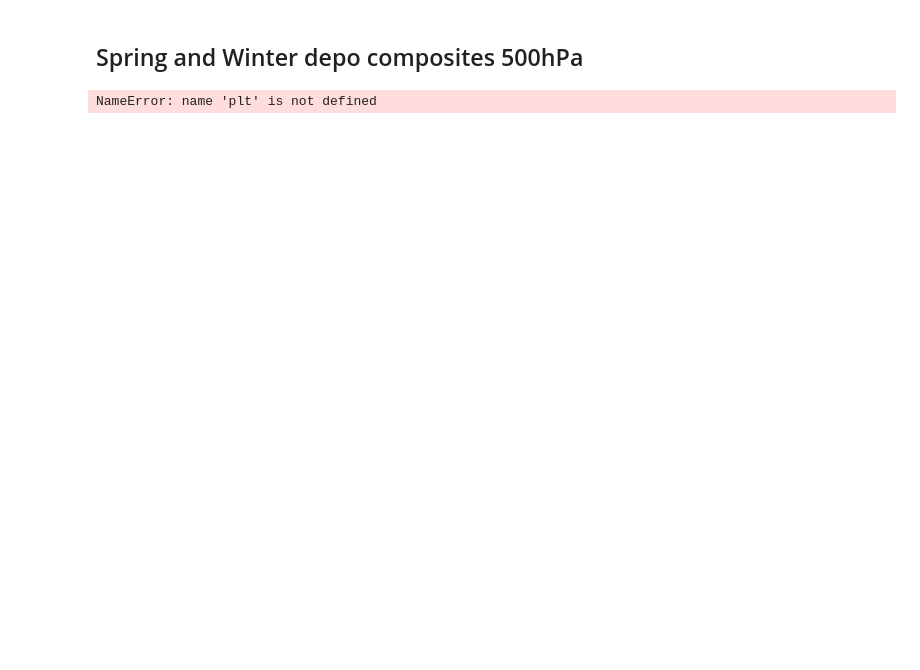
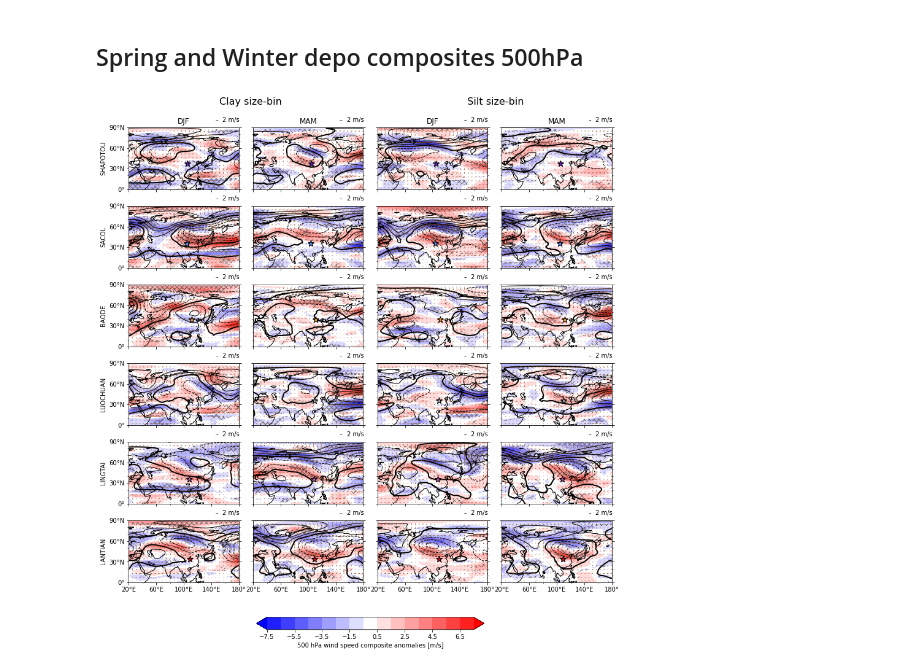
Before and after one commit to MasterOnDust/AGU_JGR_CLP_SOURCE_WORKFLOW, a Jupyter notebook: Master_thesis_UiO_workflow/workflow/notebooks/AGU_paper_figures/Deposition_500hPa_composite_v2.py.ipynb, the cells around one changed output. Drawn from its saved outputs; the diff is of its cells as text; code cells hidden in the pictures; blank space fills up the shorter version.

Commit message:
update 500hPa composite analomaly plotting

```diff
--- a/Master_thesis_UiO_workflow/workflow/notebooks/AGU_paper_figures/Deposition_500hPa_composite_v2.py.ipynb
+++ b/Master_thesis_UiO_workflow/workflow/notebooks/AGU_paper_figures/Deposition_500hPa_composite_v2.py.ipynb
@@ -30,7 +29,7 @@ def plot_composite(composite,axes, locs, scale=0.5, u=2, add_label=False):
         plot_500hPa_composite(composite, ax=ax,  x_qk=0.81, y_qk=1.12, receptor_loc=locs.loc[loc_name,:].to_list(),
                                receptor_name=loc_name
                           , vector_scale=scale,angles='uv', colorbar=False, hatches='xxx', hatch_color='dimgrey',
-                                  xticks=[20,60,100,140,180])
+                                  xticks=[20,60,100,140,180],receptor_color=locs.loc[loc_name,'color'])
         if add_label:
             if loc_name=='BADOE':
                 loc_name='BAODE'
@@ -40,6 +39,7 @@ def plot_composite(composite,axes, locs, scale=0.5, u=2, add_label=False):
 # %%
 locs_df = get_locations_CLP()
 locs_df = locs_df.drop(['BADOE', 'ULANTATAL', 'YINCHUAN'])
+locs_df = locs_df.reindex(['SHAPOTOU', 'SACOL','BAODE','LUOCHUAN', 'LINGTAI', 'LANTIAN'])
 locs =['SHAPOTOU','SACOL','BAODE','LUOCHUAN','LINGTAI','LANTIAN']
 
 data_path =path + 'downloads/intermediate_results/'
@@ -62,33 +62,32 @@ fig,ax = plt.subplots(nrows=6, ncols=4,  figsize=(8.3*1.7, 11.7*1.2), subplot_kw
 
 
 fig.suptitle('Clay size-bin                                                           Silt size-bin',x=0.515, y=0.91,
              ha='center', va='center', fontsize=16)
 
 
 plot_composite(DJF_2mu_composite, ax[:,0], locs_df, add_label=True)
 plot_composite(MAM_2mu_composite,ax[:,1], locs_df)
 plot_composite(DJF_20mu_composite,ax[:,2], locs_df)
 plot_composite(MAM_20mu_composite,ax[:,-1], locs_df)
 for axi,l in zip(ax[:,0].ravel(),locs_df.index):
     axi.tick_params(axis="y", which='both',right=True, left=True, labelleft=True, labelright=False)
 
 for axi in ax[-1,:].ravel():
 #     axi.set_xticks([20, 60, 100, 140, 180])
 #     axi.xaxis.set_ticklabels(['20°E', '60°E', '100°E', '140°E','180°E'])
     axi.tick_params(axis="x", which='both',bottom=True, top=False, labelbottom=True)
 ax[0,0].set_title('DJF')
 ax[0,1].set_title('MAM')
 ax[0,2].set_title('DJF')
 ax[0,3].set_title('MAM')
-fig.subplots_adjust(hspace=0.3, wspace=0.13)
+fig.subplots_adjust(hspace=0.04, wspace=0.13)
 cax = fig.add_axes([0.33,0.06,0.365, 0.02])
 cmap = mpl.cm.bwr
-add_letter(ax.T, y=1.1, fontsize=10)
 fig.colorbar(mpl.cm.ScalarMappable(mpl.colors.BoundaryNorm(np.linspace(-7.5,7.5,16),cmap.N, extend='both'),
                                           cmap=cmap),cax=cax, extend='both', orientation='horizontal',
             label='500 hPa wind speed composite anomalies [m/s]')
 
 if to_file:
     plt.savefig(snakemake.output.composite_facet_plot, bbox_inches='tight', dpi=300)
 # %% [output]
-NameError: name 'plt' is not defined
+[figure, added]
```
Also changed, not shown: parts of 1 cell of this notebook.
